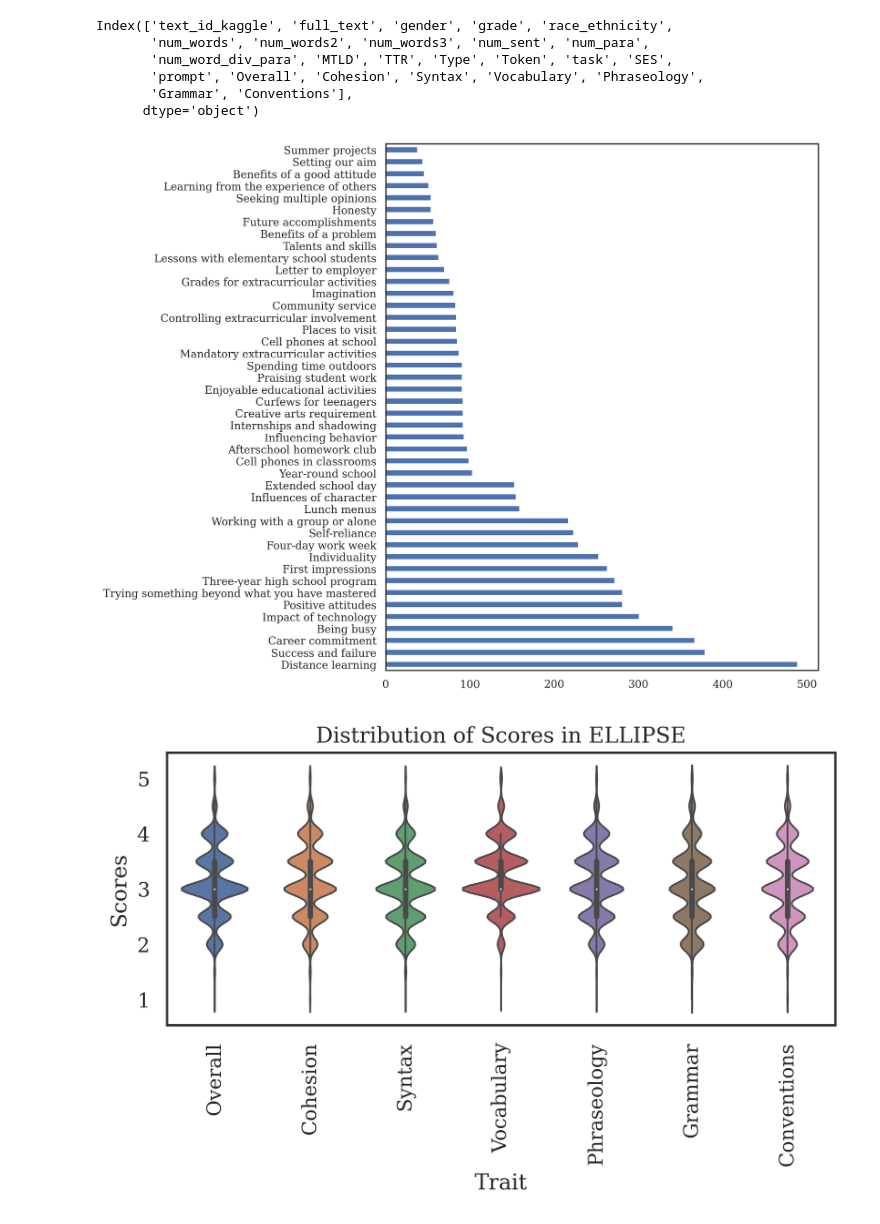
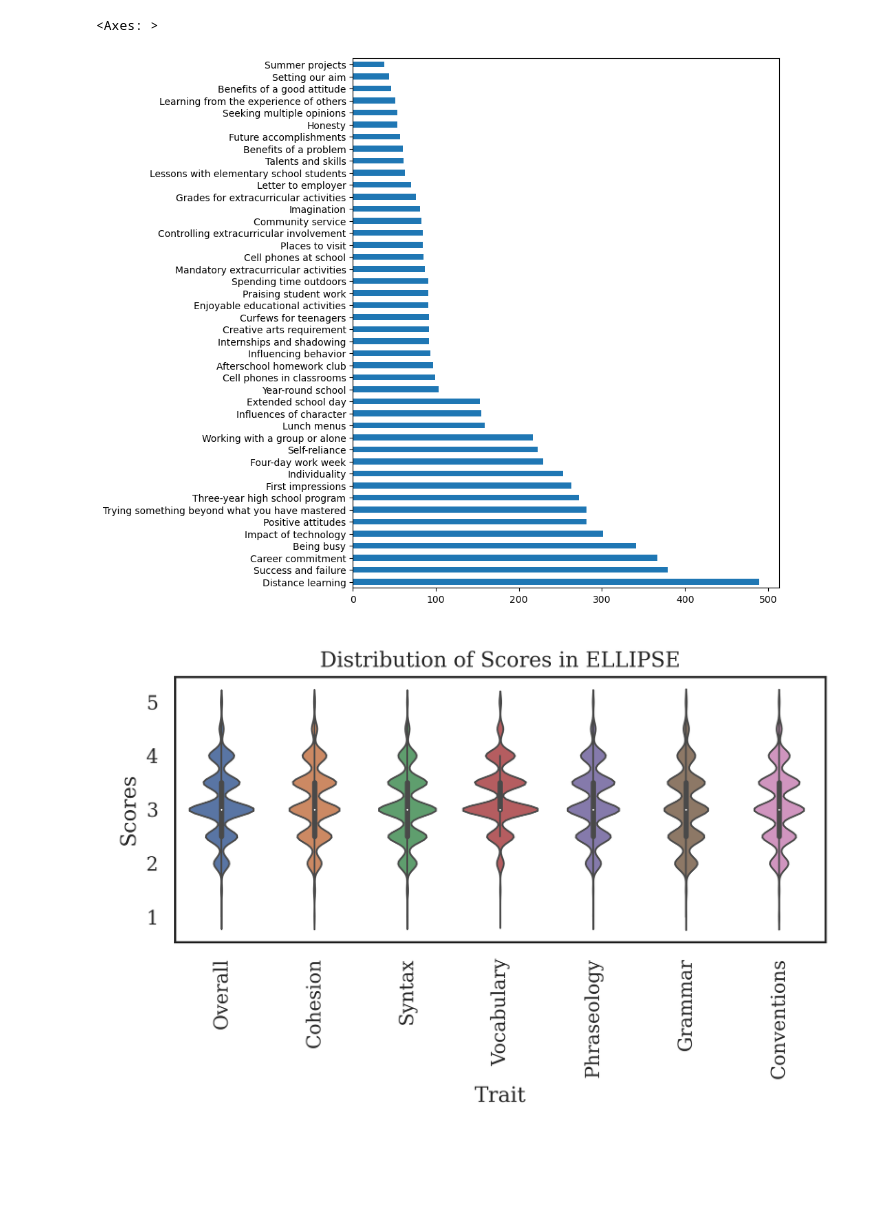
Before and after one commit to learlab/cfa-transformers, a Jupyter notebook: src/0-eda.ipynb, the cells around one changed output. Drawn from its saved outputs; the diff is of its cells as text; code cells hidden in the pictures; blank space fills up the shorter version.

```diff
--- a/src/0-eda.ipynb
+++ b/src/0-eda.ipynb
@@ -1,14 +1,10 @@
 # %%
-# Import Python library for working with spreadsheets
 import pandas as pd
 
-# Enables inline display of plots within the Python Notebook (instead of having them pop up on new windows)
+# Vis
 %matplotlib inline
-
-# Display figures the same way they will be saved.
-%config InlineBackend.print_figure_kwargs = {'bbox_inches': 'tight'}
-
-# Import Python libraries for plotting
+#display figures the same way they will be saved.
+%config InlineBackend.print_figure_kwargs = {'bbox_inches': None}
 import seaborn as sns
 sns.set_theme(style="white")
 import matplotlib.pyplot as plt
@@ -18,6 +14,4 @@ plt.rcParams.update({
     "font.family": "serif",
 })
 
-# Load the dataset
-# The ELLIPSE dataset ("ELLIPSE_Final_github.csv") can be downloaded from the following link: https://github.com/scrosseye/ELLIPSE-Corpus
-df = pd.read_csv('../data/ELLIPSE_Final_github.csv')
+df = pd.read_csv('../data/ELLIPSE_Full_manual_clean_finished_calculated.csv')
@@ -35,39 +18,22 @@ df.head()
-# %%
-# Print out the name of all columns in the dataframe
-df.columns
-# %% [output]
-Index(['text_id_kaggle', 'full_text', 'gender', 'grade', 'race_ethnicity',
-       'num_words', 'num_words2', 'num_words3', 'num_sent', 'num_para',
-       'num_word_div_para', 'MTLD', 'TTR', 'Type', 'Token', 'task', 'SES',
-       'prompt', 'Overall', 'Cohesion', 'Syntax', 'Vocabulary', 'Phraseology',
-       'Grammar', 'Conventions'],
-      dtype='object')
 # %%
-# Create a horizontal bar plot (bar'h') using the values in the 'prompt' column of the dataframe
-# Semicolon is added at the end of the line to suppress some unwanted information from being printed
-df.prompt.value_counts().plot.barh(figsize=(8,10));
+df.prompt.value_counts().plot.barh(figsize=(8,10))
 # %% [output]
+<Axes: >
-[figure, old version]
+[figure, new version]
 # %%
-# Initialize list of variables that we are interested in inspecting and visualizing
 scores = ['Overall', 'Cohesion', 'Syntax', 'Vocabulary', 'Phraseology', 'Grammar', 'Conventions']
 categorical = ['race_ethnicity', 'gender', 'grade', 'SES']
 
-# Initialize plot. Number inside the parentheses denote the plot's size in inches
 f = plt.figure(figsize=(6, 4))
-
-# Create violinplot that displays the distribution of different scores in the ELLIPSE corpus dataframe
 g = sns.violinplot(x='variable', y='value',
-                   data=df.melt(id_vars=['text_id_kaggle'], value_vars=scores),
+                   data=df.melt(id_vars=['text_id'], value_vars=scores),
                    linewidth=1,
                    inner='box',
                   )
 for label in g.get_xticklabels():
     label.set_rotation(90)
-
-# Change labels for x axis and y axis and title. Adjust paddings around the plot.
 g.set(xlabel='Trait', ylabel='Scores', title='Distribution of Scores in ELLIPSE')
 f.tight_layout()
 # %% [output]
-[figure, old version]
+[figure, new version]
 # %%
```
Also changed, not shown: parts of 2 cells of this notebook, 3 other files.
